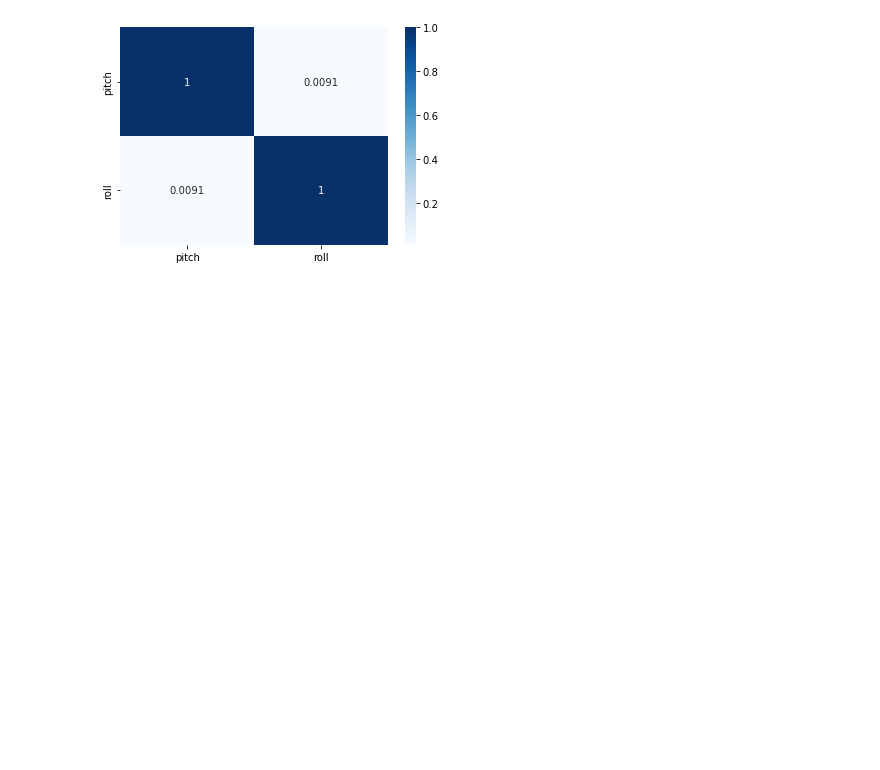
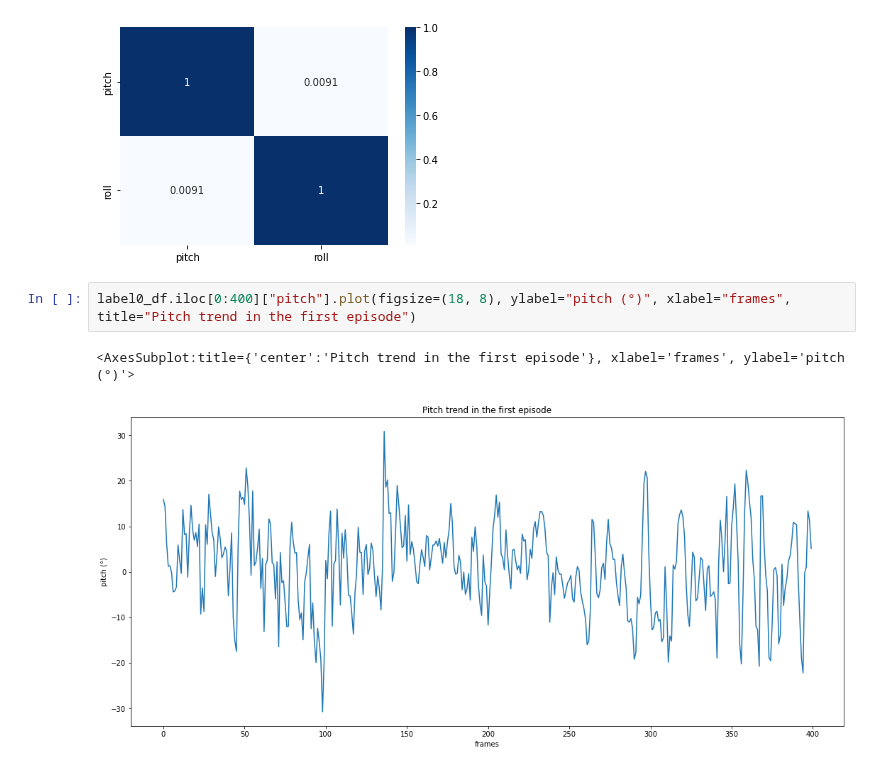
Before and after one commit to lancedw/3D-state-prediction-for-surface-vessels-using-IMU-data-and-images, a Jupyter notebook: code/notebooks/pr_data_analysis.ipynb, the cells around one changed output. Saved outputs shown, nothing was run; the diff lists cells and outputs as text; blank space fills up the shorter version.

```diff
--- a/code/notebooks/pr_data_analysis.ipynb
+++ b/code/notebooks/pr_data_analysis.ipynb
@@ -131,3 +165,8 @@ sns.heatmap(corr, cmap="Blues", annot=True)
 # %% [output]
 <AxesSubplot:>
 [figure]
+# %%
+label0_df.iloc[0:400]["pitch"].plot(figsize=(18, 8), ylabel="pitch (°)", xlabel="frames", title="Pitch trend in the first episode")
+# %% [output]
+<AxesSubplot:title={'center':'Pitch trend in the first episode'}, xlabel='frames', ylabel='pitch (°)'>
+[figure, added]
```
Also changed, not shown: parts of 9 cells of this notebook, 4 other files.
